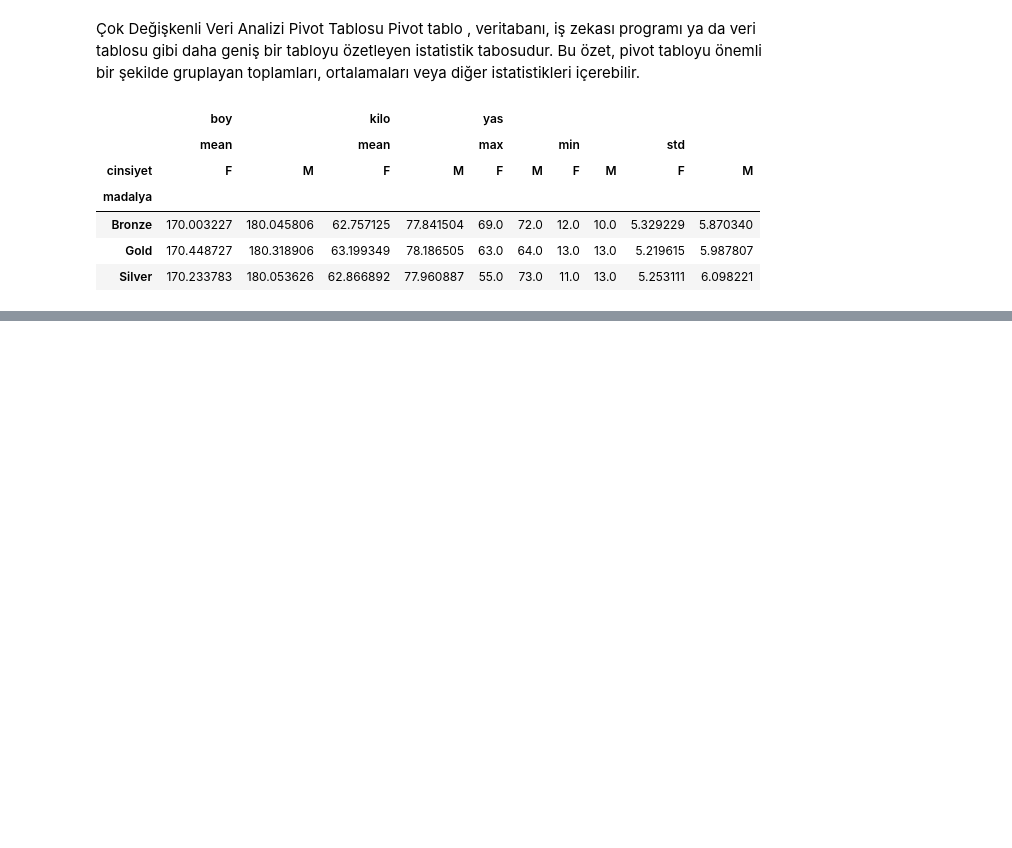
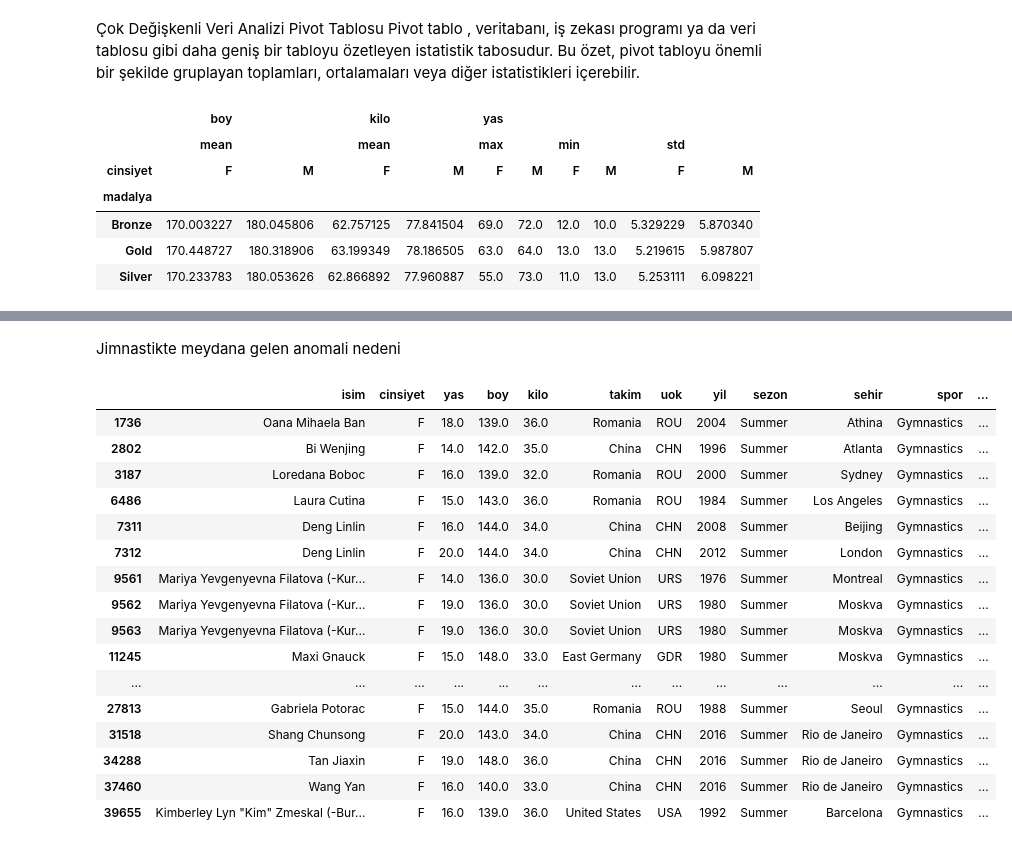
Before and after one commit to miyigun/Yapay_Zeka_1, a Jupyter notebook: 23_Cok_Degiskenli_Veri_Analizi.ipynb, the cells around one changed output, grey strips where cells are left out. Cells and saved outputs as stored; diff of their text form; code cells hidden in the pictures; blank space fills up the shorter version.

```diff
--- a/23_Cok_Degiskenli_Veri_Analizi.ipynb
+++ b/23_Cok_Degiskenli_Veri_Analizi.ipynb
@@ -29,0 +82,23 @@ veri_pivot.head()
+# %% [markdown]
+Jimnastikte meydana gelen anomali nedeni
+# %%
+veri_gym=veri_anomali[veri_anomali.spor=="Gymnastics"]
+veri_gym
+# %% [output]
+|  | isim | cinsiyet | yas | boy | kilo | takim | uok | yil | sezon | sehir | spor | ... |
+| 1736 | Oana Mihaela Ban | F | 18.0 | 139.0 | 36.0 | Romania | ROU | 2004 | Summer | Athina | Gymnastics | ... |
+| 2802 | Bi Wenjing | F | 14.0 | 142.0 | 35.0 | China | CHN | 1996 | Summer | Atlanta | Gymnastics | ... |
+| 3187 | Loredana Boboc | F | 16.0 | 139.0 | 32.0 | Romania | ROU | 2000 | Summer | Sydney | Gymnastics | ... |
+| 6486 | Laura Cutina | F | 15.0 | 143.0 | 36.0 | Romania | ROU | 1984 | Summer | Los Angeles | Gymnastics | ... |
+| 7311 | Deng Linlin | F | 16.0 | 144.0 | 34.0 | China | CHN | 2008 | Summer | Beijing | Gymnastics | ... |
+| 7312 | Deng Linlin | F | 20.0 | 144.0 | 34.0 | China | CHN | 2012 | Summer | London | Gymnastics | ... |
+| 9561 | Mariya Yevgenyevna Filatova (-Kur... | F | 14.0 | 136.0 | 30.0 | Soviet Union | URS | 1976 | Summer | Montreal | Gymnastics | ... |
+| 9562 | Mariya Yevgenyevna Filatova (-Kur... | F | 19.0 | 136.0 | 30.0 | Soviet Union | URS | 1980 | Summer | Moskva | Gymnastics | ... |
+| 9563 | Mariya Yevgenyevna Filatova (-Kur... | F | 19.0 | 136.0 | 30.0 | Soviet Union | URS | 1980 | Summer | Moskva | Gymnastics | ... |
+| 11245 | Maxi Gnauck | F | 15.0 | 148.0 | 33.0 | East Germany | GDR | 1980 | Summer | Moskva | Gymnastics | ... |
+| ... | ... | ... | ... | ... | ... | ... | ... | ... | ... | ... | ... | ... |
+| 27813 | Gabriela Potorac | F | 15.0 | 144.0 | 35.0 | Romania | ROU | 1988 | Summer | Seoul | Gymnastics | ... |
+| 31518 | Shang Chunsong | F | 20.0 | 143.0 | 34.0 | China | CHN | 2016 | Summer | Rio de Janeiro | Gymnastics | ... |
+| 34288 | Tan Jiaxin | F | 19.0 | 148.0 | 36.0 | China | CHN | 2016 | Summer | Rio de Janeiro | Gymnastics | ... |
+| 37460 | Wang Yan | F | 16.0 | 140.0 | 33.0 | China | CHN | 2016 | Summer | Rio de Janeiro | Gymnastics | ... |
+| 39655 | Kimberley Lyn "Kim" Zmeskal (-Bur... | F | 16.0 | 139.0 | 36.0 | United States | USA | 1992 | Summer | Barcelona | Gymnastics | ... |
```
Also changed, not shown: parts of 8 cells of this notebook.
